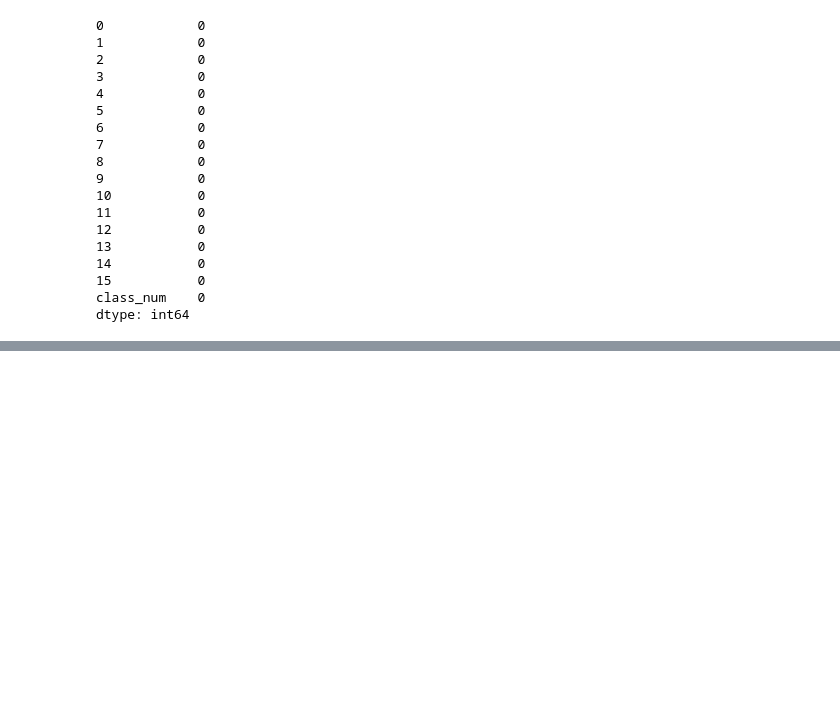
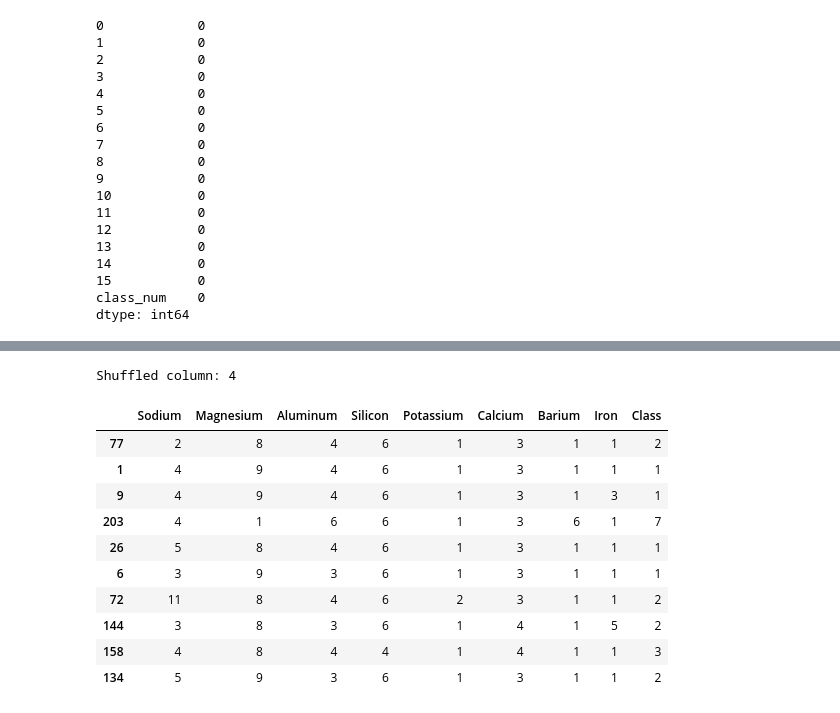
Before and after one commit to slawry00/CSCI447, a Jupyter notebook: Project1/Project1.ipynb, the cells around one changed output, grey strips where cells are left out. Saved outputs shown, nothing was run; the diff lists cells and outputs as text; code cells hidden in the pictures; blank space fills up the shorter version.

```diff
--- a/Project1/Project1.ipynb
+++ b/Project1/Project1.ipynb
@@ -433,0 +476,21 @@ ten_percent
+# %%
+noisy_glass = glass.copy(deep=True)
+ten_percent = math.ceil((len(noisy_glass.columns)-1)/10) # dont want to shuffle the target
+shuffle_cols = np.random.choice(range(len(noisy_glass.columns)-1), size=ten_percent, replace=False)
+for col in shuffle_cols:
+    noisy_glass.iloc[:,0] = noisy_glass.iloc[:,0].sample(frac=1).values
+    print("Shuffled column:", col)
+noisy_glass.sample(10)
+# %% [output]
+Shuffled column: 4
+|  | Sodium | Magnesium | Aluminum | Silicon | Potassium | Calcium | Barium | Iron | Class |
+| 77 | 2 | 8 | 4 | 6 | 1 | 3 | 1 | 1 | 2 |
+| 1 | 4 | 9 | 4 | 6 | 1 | 3 | 1 | 1 | 1 |
+| 9 | 4 | 9 | 4 | 6 | 1 | 3 | 1 | 3 | 1 |
+| 203 | 4 | 1 | 6 | 6 | 1 | 3 | 6 | 1 | 7 |
+| 26 | 5 | 8 | 4 | 6 | 1 | 3 | 1 | 1 | 1 |
+| 6 | 3 | 9 | 3 | 6 | 1 | 3 | 1 | 1 | 1 |
+| 72 | 11 | 8 | 4 | 6 | 2 | 3 | 1 | 1 | 2 |
+| 144 | 3 | 8 | 3 | 6 | 1 | 4 | 1 | 5 | 2 |
+| 158 | 4 | 8 | 4 | 4 | 1 | 4 | 1 | 1 | 3 |
+| 134 | 5 | 9 | 3 | 6 | 1 | 3 | 1 | 1 | 2 |
```
Also changed, not shown: parts of 17 cells of this notebook.
